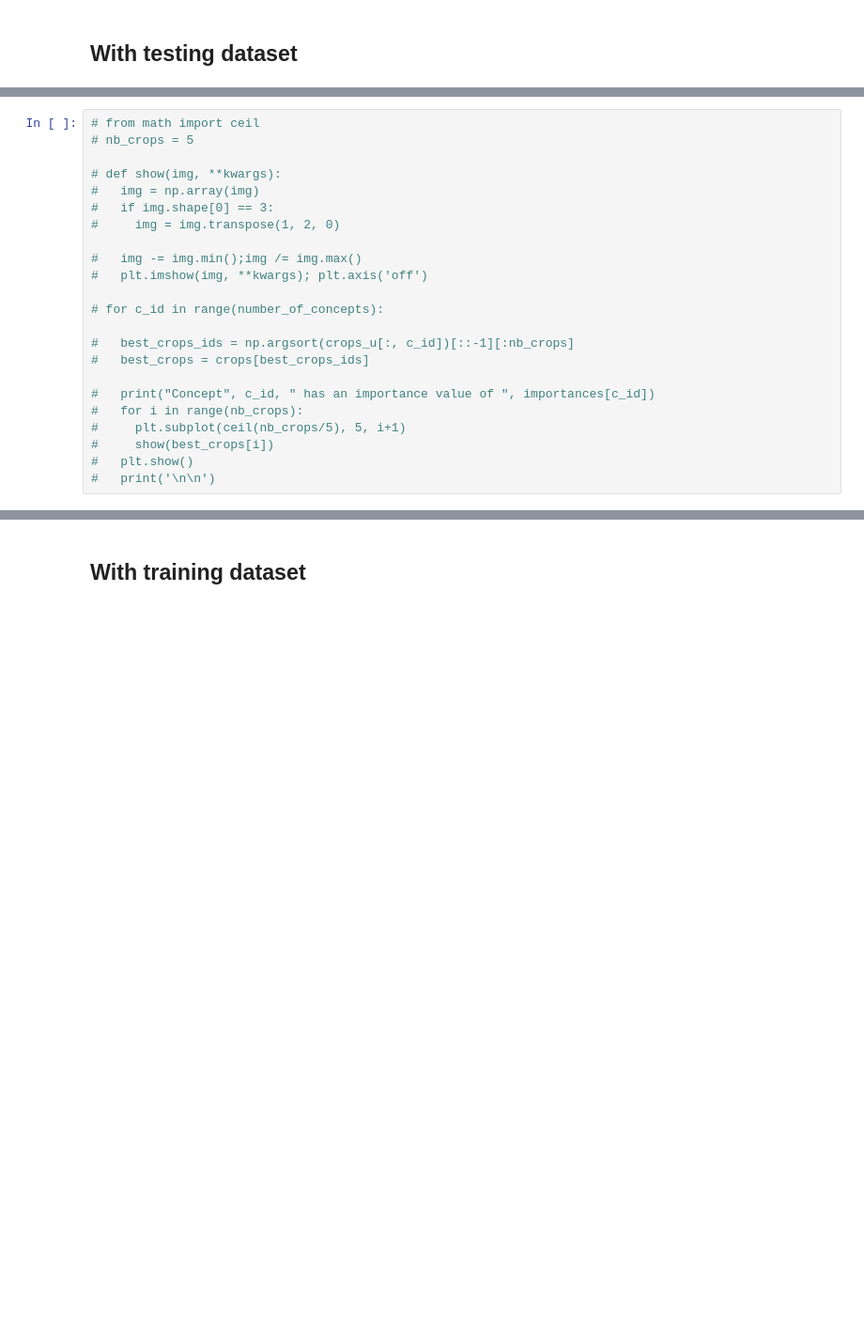
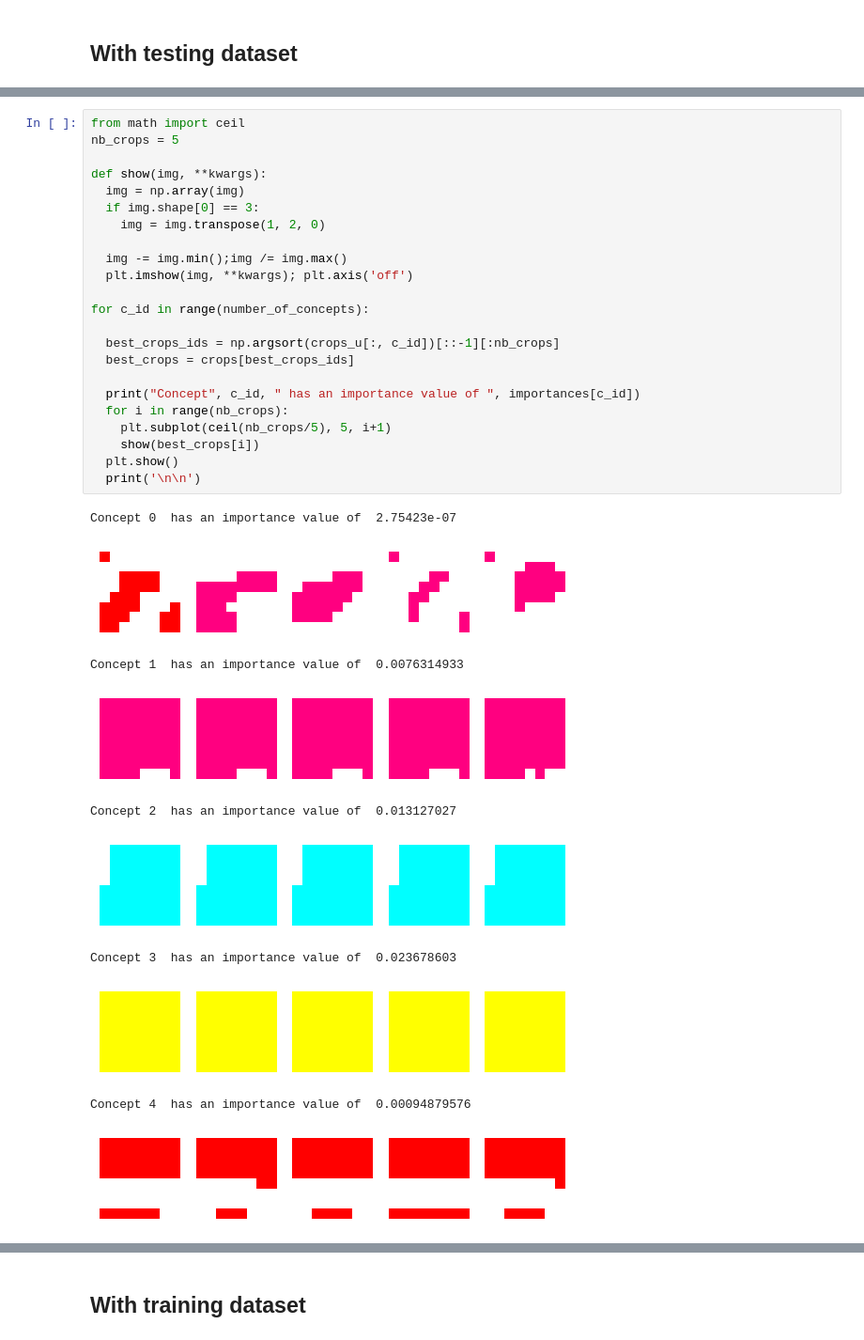
Before and after one commit to vitryt/label-free-bias-identification, a Jupyter notebook: bias_detector.ipynb, the cells around one changed output, grey strips where cells are left out. Shown at 94% size. Cells and saved outputs as stored; diff of their text form; blank space fills up the shorter version.

```diff
--- a/bias_detector.ipynb
+++ b/bias_detector.ipynb
@@ -248,23 +242,34 @@ Concept 37  has an importance value of  3.414703e-06
 # %%
-# from math import ceil
-# nb_crops = 5
+from math import ceil
+nb_crops = 5
 
-# def show(img, **kwargs):
-#   img = np.array(img)
-#   if img.shape[0] == 3:
-#     img = img.transpose(1, 2, 0)
+def show(img, **kwargs):
+  img = np.array(img)
+  if img.shape[0] == 3:
+    img = img.transpose(1, 2, 0)
 
-#   img -= img.min();img /= img.max()
-#   plt.imshow(img, **kwargs); plt.axis('off')
+  img -= img.min();img /= img.max()
+  plt.imshow(img, **kwargs); plt.axis('off')
 
-# for c_id in range(number_of_concepts):
+for c_id in range(number_of_concepts):
 
-#   best_crops_ids = np.argsort(crops_u[:, c_id])[::-1][:nb_crops]
-#   best_crops = crops[best_crops_ids]
+  best_crops_ids = np.argsort(crops_u[:, c_id])[::-1][:nb_crops]
+  best_crops = crops[best_crops_ids]
 
-#   print("Concept", c_id, " has an importance value of ", importances[c_id])
-#   for i in range(nb_crops):
-#     plt.subplot(ceil(nb_crops/5), 5, i+1)
-#     show(best_crops[i])
-#   plt.show()
-#   print('\n\n')
+  print("Concept", c_id, " has an importance value of ", importances[c_id])
+  for i in range(nb_crops):
+    plt.subplot(ceil(nb_crops/5), 5, i+1)
+    show(best_crops[i])
+  plt.show()
+  print('\n\n')
+# %% [output]
+Concept 0  has an importance value of  2.75423e-07
+[figure, added]
+Concept 1  has an importance value of  0.0076314933
+[figure, added]
+Concept 2  has an importance value of  0.013127027
+[figure, added]
+Concept 3  has an importance value of  0.023678603
+[figure, added]
+Concept 4  has an importance value of  0.00094879576
+[figure, added]
```
Also changed, not shown: parts of 13 cells of this notebook, 6 other files.
